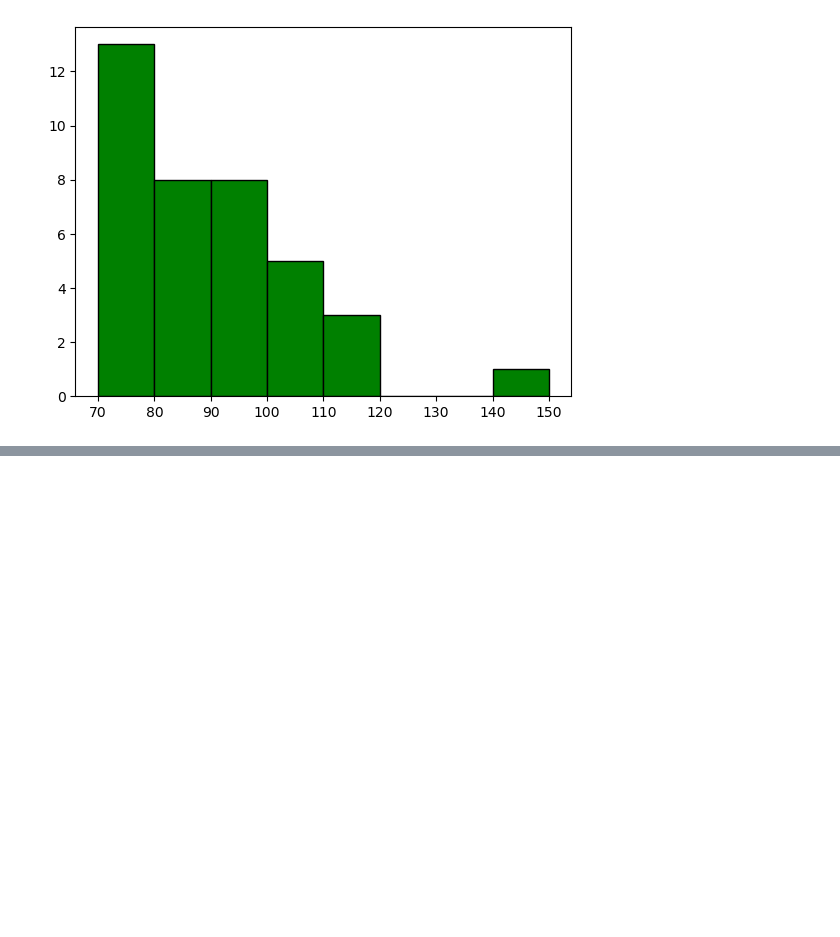
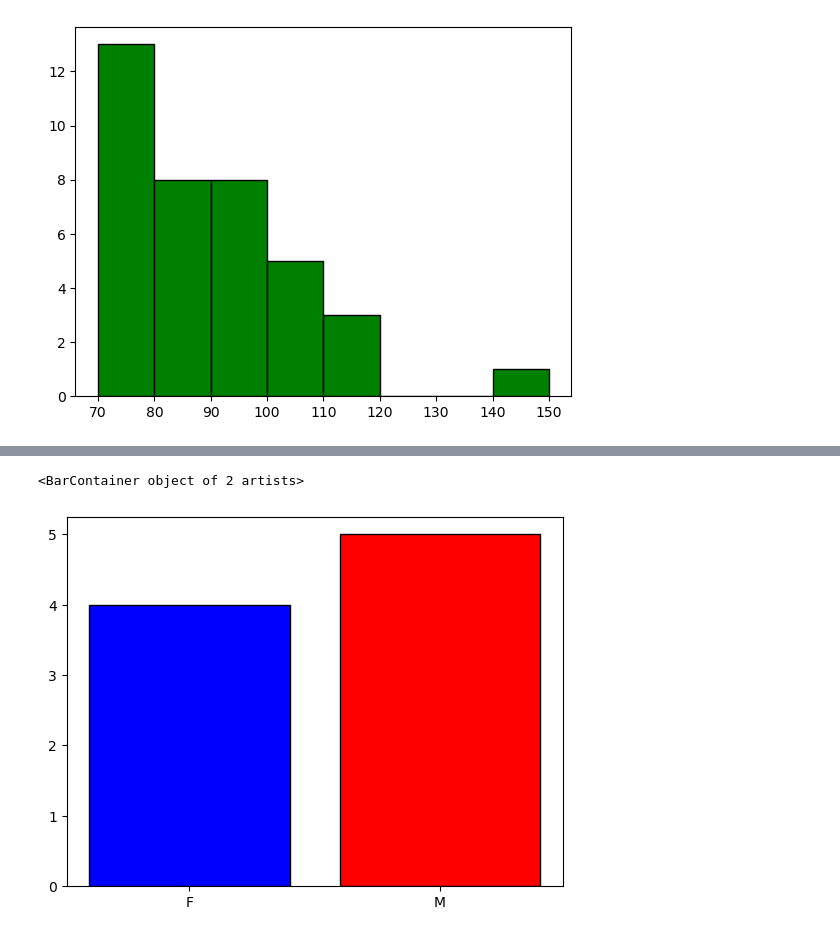
Before and after one commit to shahbaz-kamal/machine_learning, a Jupyter notebook: 15-data_visualization_with_matplotlib/module-15.ipynb, the cells around one changed output, grey strips where cells are left out. Cells and saved outputs as stored; diff of their text form; code cells hidden in the pictures; blank space fills up the shorter version.

```diff
--- a/15-data_visualization_with_matplotlib/module-15.ipynb
+++ b/15-data_visualization_with_matplotlib/module-15.ipynb
@@ -153,0 +156,10 @@ plt.hist(iqScore,color='g',bins=[70,80,90,100,110,120,130,140,150] ,edgecolor='b
+# %%
+data = {
+    'student': [ 'Bob', 'Charlie', 'David', 'Eva', 'Frank', 'Grace', 'Hannah', 'Ian', 'Jane'],
+    'gender': [ 'M', 'M', 'M', 'F', 'M', 'F', 'F', 'M', 'F'],
+    'studyhours': [ 9, 12, 16, 10, 8, 14, 13, 11, 7],
+    'attendancePercentage': [ 75, 85, 95, 80, 70, 88, 92, 78, 65],
+    'Grade': [ 'C', 'B', 'A', 'B', 'D', 'A', 'B', 'C', 'F']
+}
+df=pd.DataFrame(data)
+df
@@ -153,0 +177,8 @@ plt.hist(iqScore,color='g',bins=[70,80,90,100,110,120,130,140,150] ,edgecolor='b
+# %%
+genderGroup = df.groupby('gender').size()
+genderGroup
+
+plt.bar(genderGroup.index,genderGroup.values,color=['b','red'],edgecolor='black')
+# %% [output]
+<BarContainer object of 2 artists>
+[figure, added]
```
Also changed, not shown: parts of 2 cells of this notebook.
